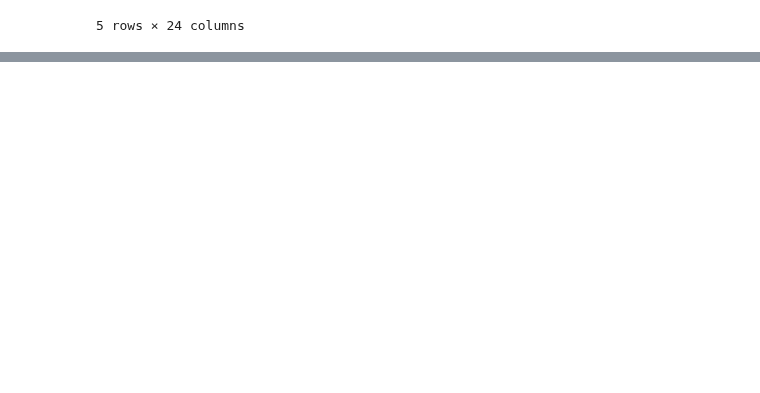
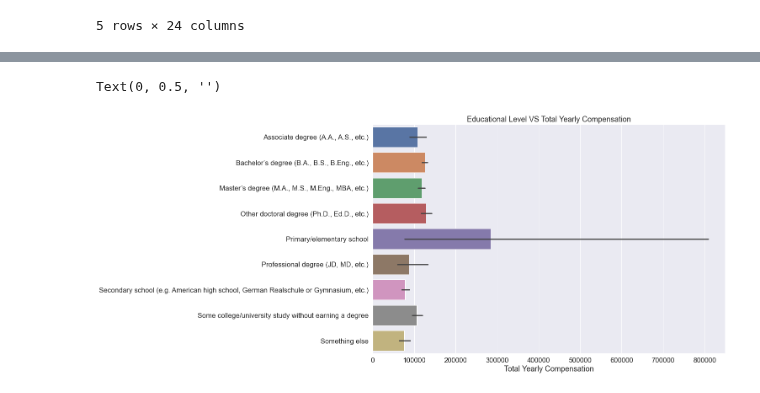
Before and after one commit to data301-2021-winter1/project-group13-project, a Jupyter notebook: notebooks/analysis2.ipynb, the cells around one changed output, grey strips where cells are left out. Drawn from its saved outputs; the diff is of its cells as text; code cells hidden in the pictures; blank space fills up the shorter version.

```diff
--- a/notebooks/analysis2.ipynb
+++ b/notebooks/analysis2.ipynb
@@ -67,0 +100,11 @@ df2021Cleaned.head()
+# %%
+plt.rcParams['figure.figsize']=15,10
+sns.set(font_scale = 1.5)
+plt.xticks(rotation= 0)
+plt.title("Educational Level VS Total Yearly Compensation")
+p2 = sns.barplot(data = df2021Cleaned, y='EdLevel',x='ConvertedCompYearly')
+p2.set_xlabel('Total Yearly Compensation')
+p2.set_ylabel("")
+# %% [output]
+Text(0, 0.5, '')
+[figure, added]
```
Also changed, not shown: parts of 2 cells of this notebook, 1 other file.
